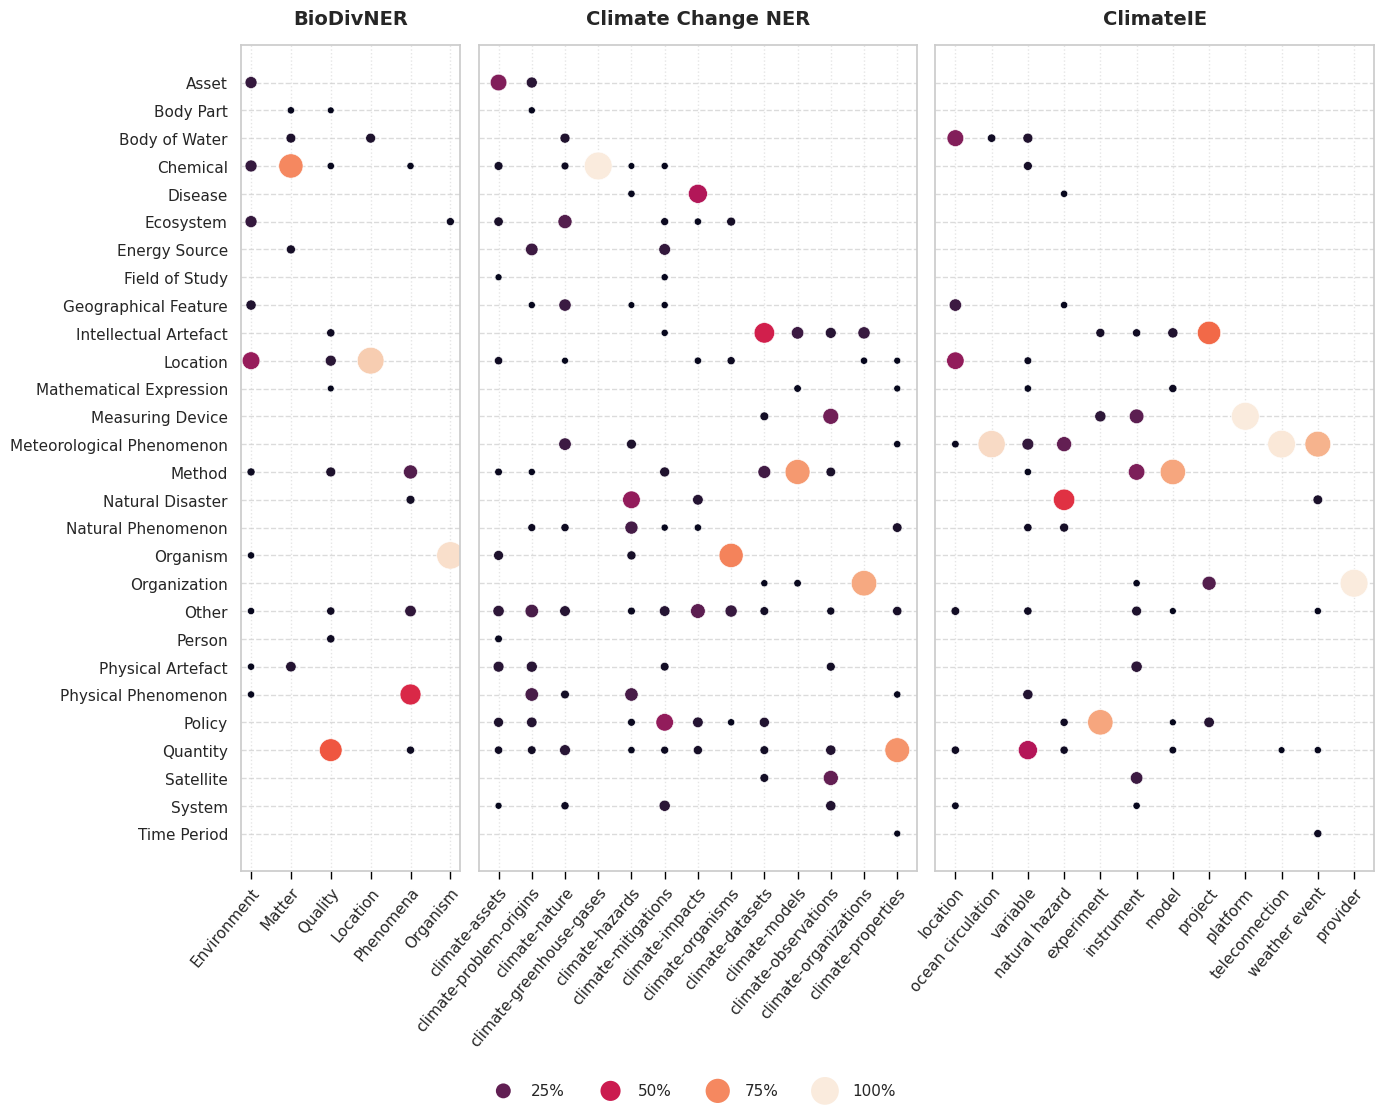
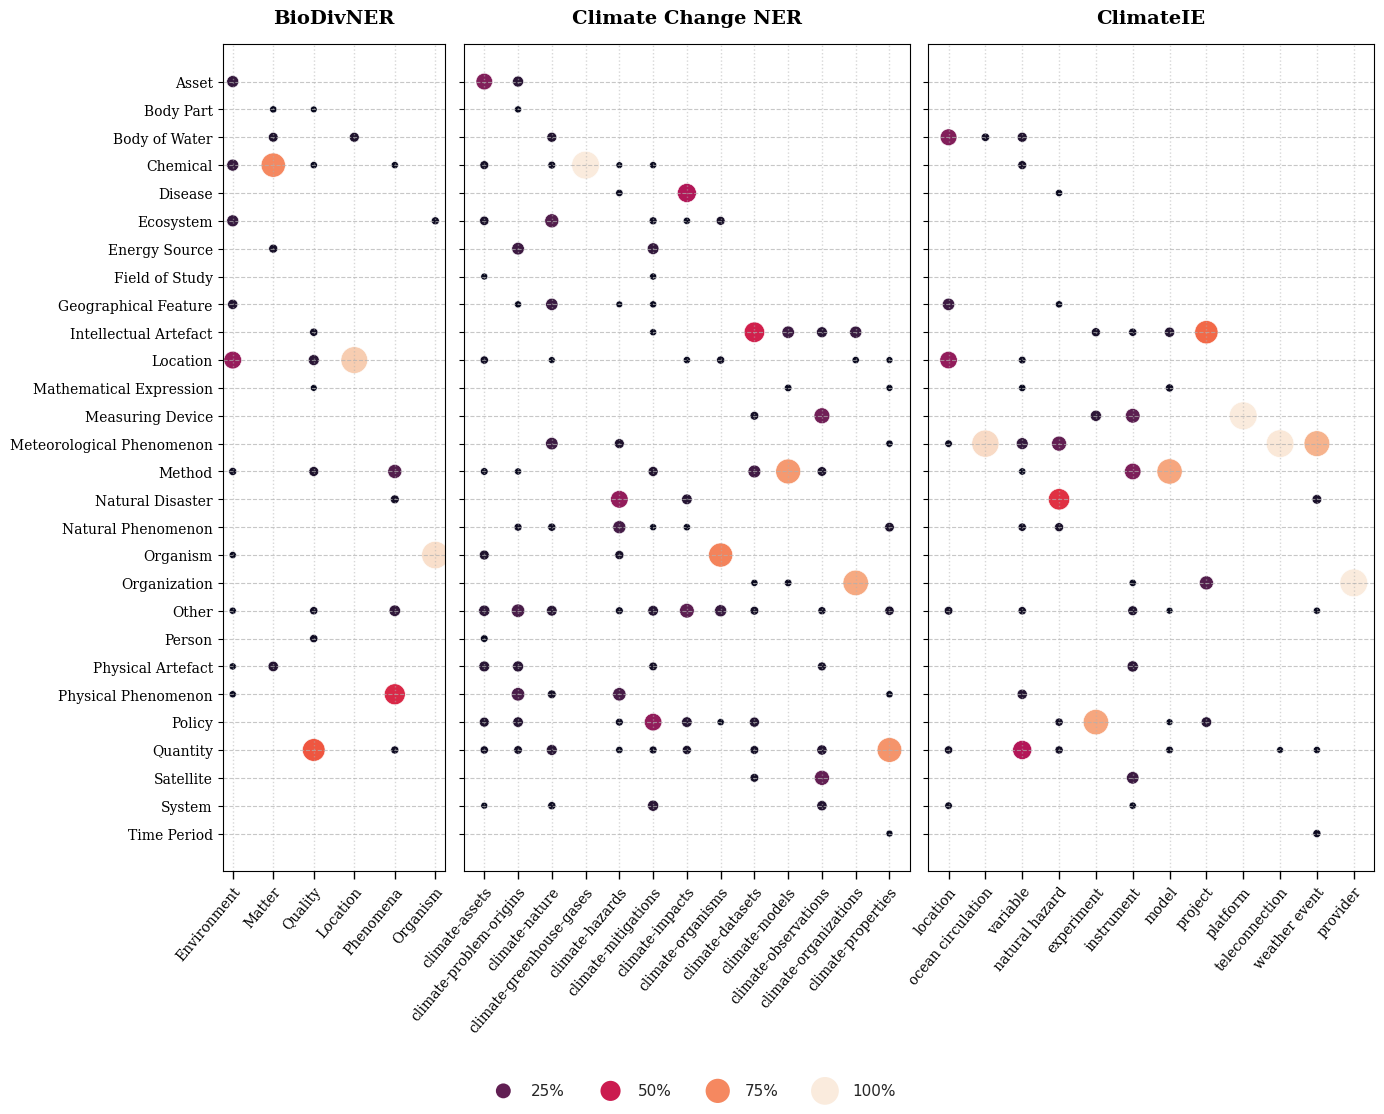
Code edit (unified diff) that turned the first committed figure into the second:
--- before
+++ after
@@ -57,4 +57,7 @@
 # 3. VISUALIZATION
 # ----------------
+plt.rcParams["font.family"] = "serif"
+plt.rcParams["mathtext.fontset"] = "dejavuserif"
+
 fig, axes = plt.subplots(1, 3, figsize=FIG_SIZE, sharey=True, 
                          gridspec_kw={'width_ratios': [1, 2, 2]}) 

Commit: Adds stability lolipop visuals